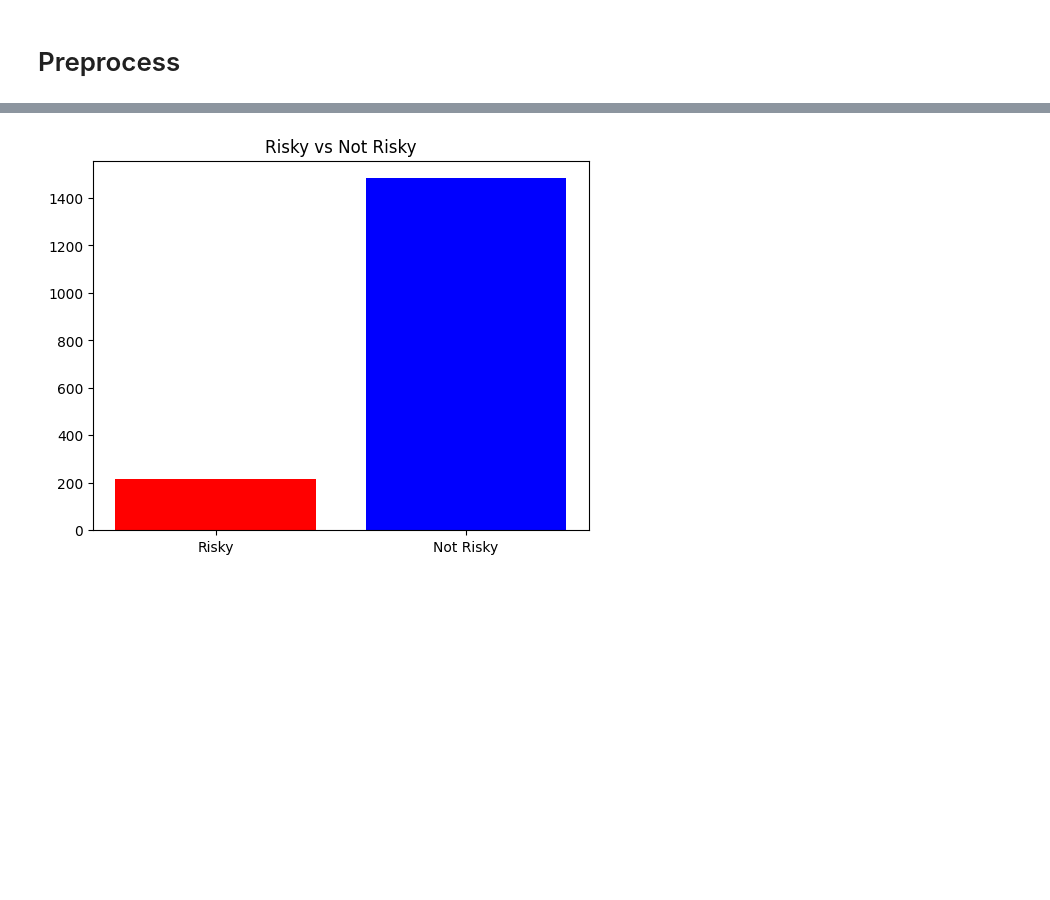
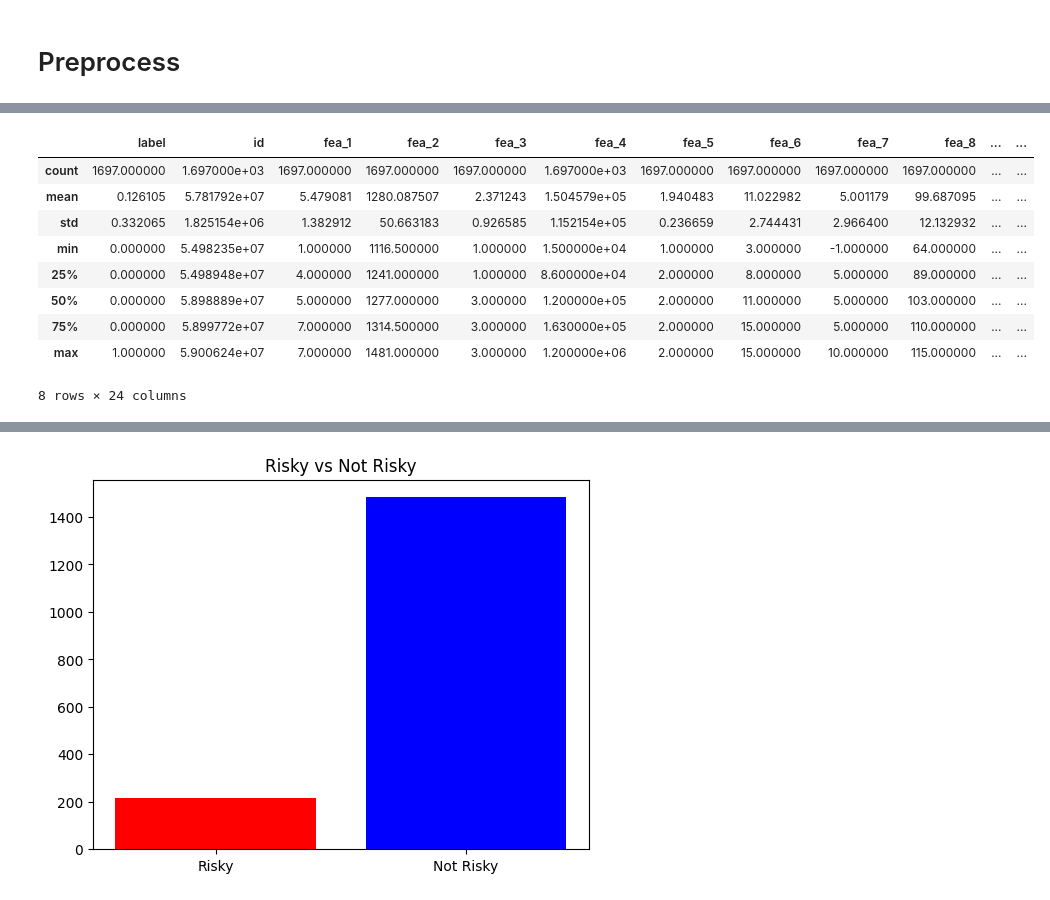
Before and after one commit to aruuuke/CreditRisk, a Jupyter notebook: LogisticRegression.ipynb, the cells around one changed output, grey strips where cells are left out. Drawn from its saved outputs; the diff is of its cells as text; code cells hidden in the pictures; blank space fills up the shorter version.

```diff
--- a/LogisticRegression.ipynb
+++ b/LogisticRegression.ipynb
@@ -201,0 +224,13 @@ df1 = preprocess(df)
+# %%
+df1.describe()
+# %% [output]
+|  | label | id | fea_1 | fea_2 | fea_3 | fea_4 | fea_5 | fea_6 | fea_7 | fea_8 | ... | ... |
+| count | 1697.000000 | 1.697000e+03 | 1697.000000 | 1697.000000 | 1697.000000 | 1.697000e+03 | 1697.000000 | 1697.000000 | 1697.000000 | 1697.000000 | ... | ... |
+| mean | 0.126105 | 5.781792e+07 | 5.479081 | 1280.087507 | 2.371243 | 1.504579e+05 | 1.940483 | 11.022982 | 5.001179 | 99.687095 | ... | ... |
+| std | 0.332065 | 1.825154e+06 | 1.382912 | 50.663183 | 0.926585 | 1.152154e+05 | 0.236659 | 2.744431 | 2.966400 | 12.132932 | ... | ... |
+| min | 0.000000 | 5.498235e+07 | 1.000000 | 1116.500000 | 1.000000 | 1.500000e+04 | 1.000000 | 3.000000 | -1.000000 | 64.000000 | ... | ... |
+| 25% | 0.000000 | 5.498948e+07 | 4.000000 | 1241.000000 | 1.000000 | 8.600000e+04 | 2.000000 | 8.000000 | 5.000000 | 89.000000 | ... | ... |
+| 50% | 0.000000 | 5.898889e+07 | 5.000000 | 1277.000000 | 3.000000 | 1.200000e+05 | 2.000000 | 11.000000 | 5.000000 | 103.000000 | ... | ... |
+| 75% | 0.000000 | 5.899772e+07 | 7.000000 | 1314.500000 | 3.000000 | 1.630000e+05 | 2.000000 | 15.000000 | 5.000000 | 110.000000 | ... | ... |
+| max | 1.000000 | 5.900624e+07 | 7.000000 | 1481.000000 | 3.000000 | 1.200000e+06 | 2.000000 | 15.000000 | 10.000000 | 115.000000 | ... | ... |
+8 rows × 24 columns
```
Also changed, not shown: parts of 4 cells of this notebook, 1 other file.
